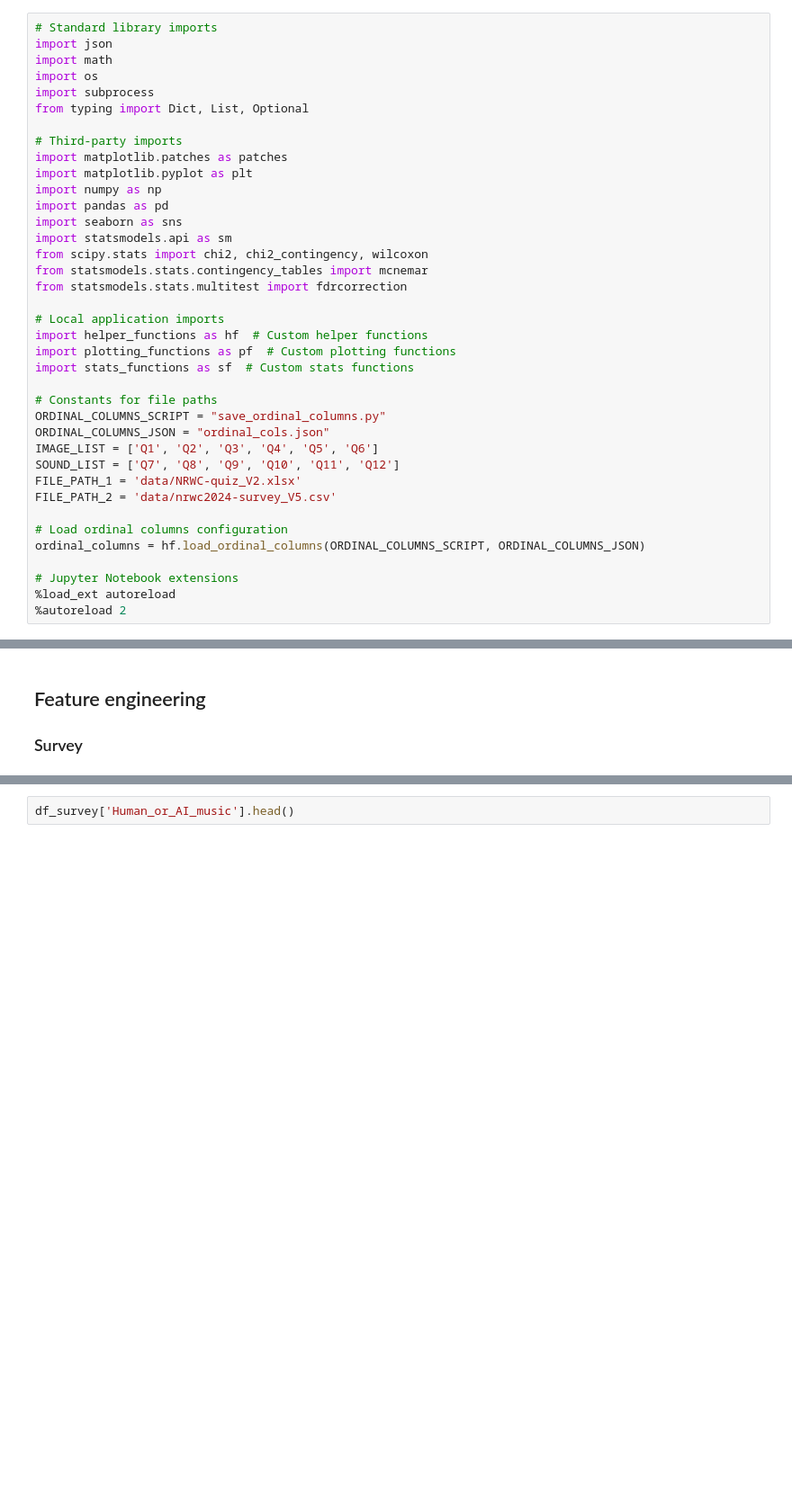
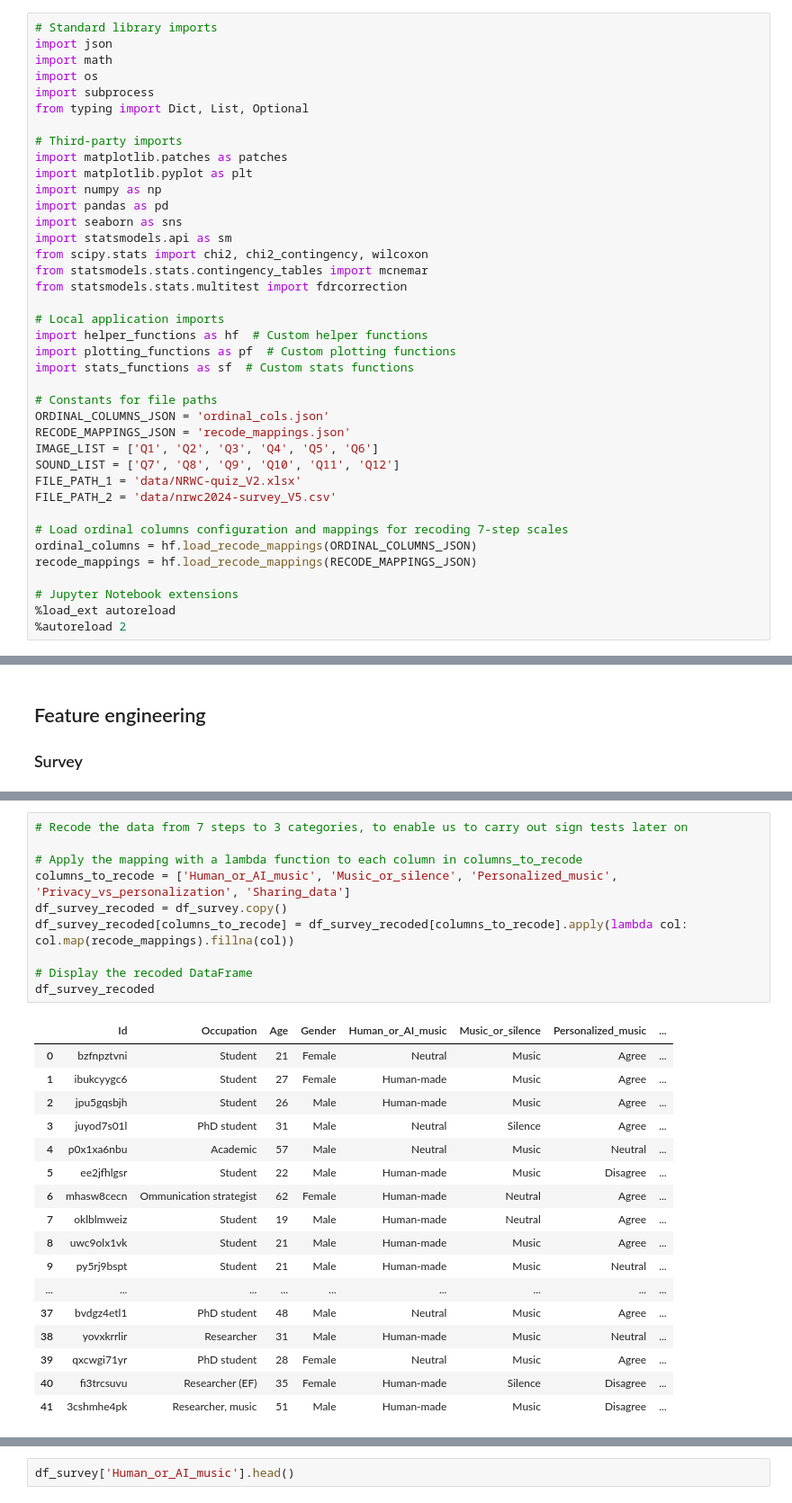
Before and after one commit to emmenru/Music-AI-workshop, a Jupyter notebook: AI-music-workshop.ipynb, the cells around one changed output, grey strips where cells are left out. Shown at 90% size. Cells and saved outputs as stored; diff of their text form; blank space fills up the shorter version.

Commit message:
Clean up JSON imports & recode 7-step to 3-step scale

```diff
--- a/AI-music-workshop.ipynb
+++ b/AI-music-workshop.ipynb
@@ -29,15 +29,16 @@ import plotting_functions as pf  # Custom plotting functions
 import stats_functions as sf  # Custom stats functions
 
 # Constants for file paths
-ORDINAL_COLUMNS_SCRIPT = "save_ordinal_columns.py"
-ORDINAL_COLUMNS_JSON = "ordinal_cols.json"
+ORDINAL_COLUMNS_JSON = 'ordinal_cols.json'
+RECODE_MAPPINGS_JSON = 'recode_mappings.json'
 IMAGE_LIST = ['Q1', 'Q2', 'Q3', 'Q4', 'Q5', 'Q6']
 SOUND_LIST = ['Q7', 'Q8', 'Q9', 'Q10', 'Q11', 'Q12']
 FILE_PATH_1 = 'data/NRWC-quiz_V2.xlsx'
 FILE_PATH_2 = 'data/nrwc2024-survey_V5.csv'
 
-# Load ordinal columns configuration
-ordinal_columns = hf.load_ordinal_columns(ORDINAL_COLUMNS_SCRIPT, ORDINAL_COLUMNS_JSON)
+# Load ordinal columns configuration and mappings for recoding 7-step scales
+ordinal_columns = hf.load_recode_mappings(ORDINAL_COLUMNS_JSON)
+recode_mappings = hf.load_recode_mappings(RECODE_MAPPINGS_JSON)
 
 # Jupyter Notebook extensions
 %load_ext autoreload
@@ -449,0 +445,28 @@ Recode ordinal scales to get a measure of whether people are positive or negativ
+# %%
+# Recode the data from 7 steps to 3 categories, to enable us to carry out sign tests later on
+
+# Apply the mapping with a lambda function to each column in columns_to_recode
+columns_to_recode = ['Human_or_AI_music', 'Music_or_silence', 'Personalized_music', 'Privacy_vs_personalization', 'Sharing_data']
+df_survey_recoded = df_survey.copy()
+df_survey_recoded[columns_to_recode] = df_survey_recoded[columns_to_recode].apply(lambda col: col.map(recode_mappings).fillna(col))
+
+# Display the recoded DataFrame
+df_survey_recoded
+# %% [output]
+|  | Id | Occupation | Age | Gender | Human_or_AI_music | Music_or_silence | Personalized_music | ... |
+| 0 | bzfnpztvni | Student | 21 | Female | Neutral | Music | Agree | ... |
+| 1 | ibukcyygc6 | Student | 27 | Female | Human-made | Music | Agree | ... |
+| 2 | jpu5gqsbjh | Student | 26 | Male | Human-made | Music | Agree | ... |
+| 3 | juyod7s01l | PhD student | 31 | Male | Neutral | Silence | Agree | ... |
+| 4 | p0x1xa6nbu | Academic | 57 | Male | Neutral | Music | Neutral | ... |
+| 5 | ee2jfhlgsr | Student | 22 | Male | Human-made | Music | Disagree | ... |
+| 6 | mhasw8cecn | Ommunication strategist | 62 | Female | Human-made | Neutral | Agree | ... |
+| 7 | oklblmweiz | Student | 19 | Male | Human-made | Neutral | Agree | ... |
+| 8 | uwc9olx1vk | Student | 21 | Male | Human-made | Music | Agree | ... |
+| 9 | py5rj9bspt | Student | 21 | Male | Human-made | Music | Neutral | ... |
+| ... | ... | ... | ... | ... | ... | ... | ... | ... |
+| 37 | bvdgz4etl1 | PhD student | 48 | Male | Neutral | Music | Agree | ... |
+| 38 | yovxkrrlir | Researcher | 31 | Male | Human-made | Music | Neutral | ... |
+| 39 | qxcwgi71yr | PhD student | 28 | Female | Neutral | Music | Agree | ... |
+| 40 | fi3trcsuvu | Researcher (EF) | 35 | Female | Human-made | Silence | Disagree | ... |
+| 41 | 3cshmhe4pk | Researcher, music | 51 | Male | Human-made | Music | Disagree | ... |
```
Also changed, not shown: parts of 15 cells of this notebook, 21 other files.
